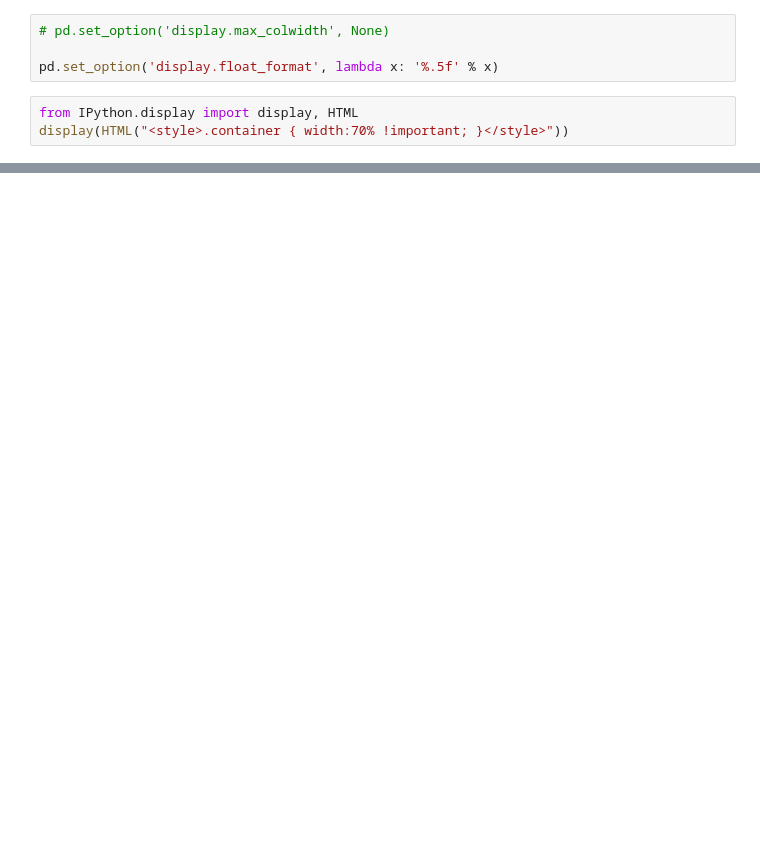
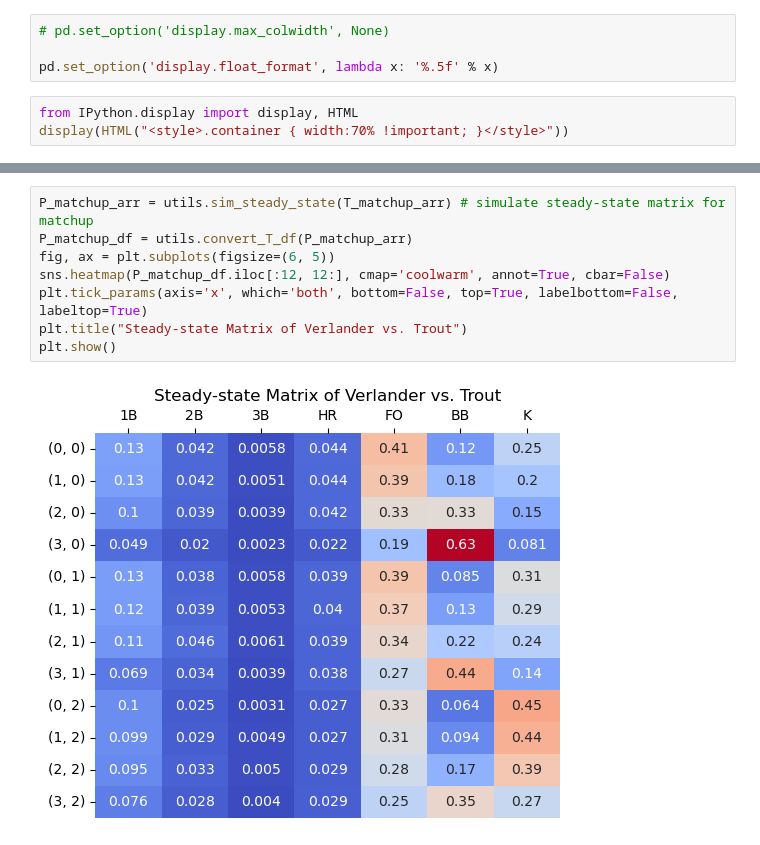
Before and after one commit to cj0121/baseball-markov, a Jupyter notebook: Python/markov_analysis.ipynb, the cells around one changed output, grey strips where cells are left out. Cells and saved outputs as stored; diff of their text form; blank space fills up the shorter version.

```diff
--- a/Python/markov_analysis.ipynb
+++ b/Python/markov_analysis.ipynb
@@ -422,0 +93,10 @@ main.get_brier_score(pa_df[main.EVENT_LIST].values, P_rand)
+# %%
+P_matchup_arr = utils.sim_steady_state(T_matchup_arr) # simulate steady-state matrix for matchup
+P_matchup_df = utils.convert_T_df(P_matchup_arr)
+fig, ax = plt.subplots(figsize=(6, 5))
+sns.heatmap(P_matchup_df.iloc[:12, 12:], cmap='coolwarm', annot=True, cbar=False)
+plt.tick_params(axis='x', which='both', bottom=False, top=True, labelbottom=False, labeltop=True)
+plt.title("Steady-state Matrix of Verlander vs. Trout")
+plt.show()
+# %% [output]
+[figure, added]
```
Also changed, not shown: parts of 106 cells of this notebook, 18 other files.
